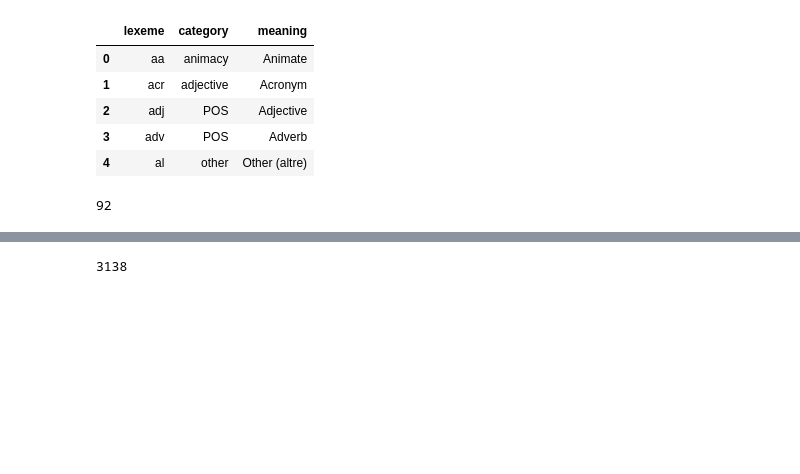
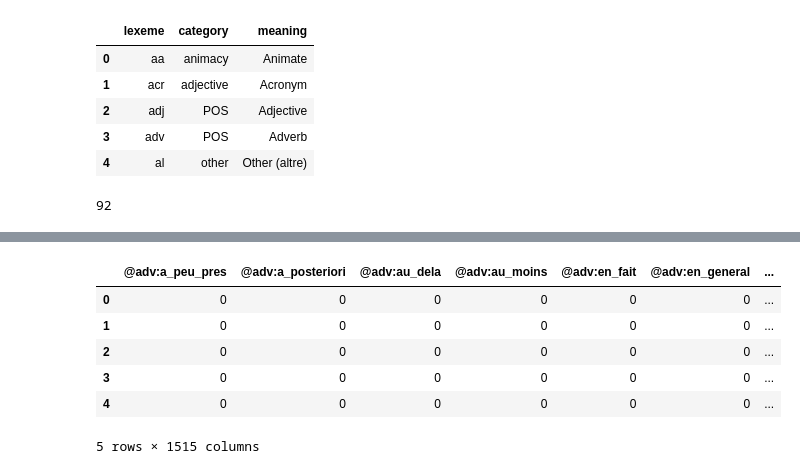
Before and after one commit to project-palooza/spaced_repetition, a Jupyter notebook: v0.ipynb, the cells around one changed output, grey strips where cells are left out. Saved outputs shown, nothing was run; the diff lists cells and outputs as text; code cells hidden in the pictures; blank space fills up the shorter version.

```diff
--- a/v0.ipynb
+++ b/v0.ipynb
@@ -167,8 +153,14 @@ vectorized_words = vectorizer.fit_transform(words)
-# %%
-len(vectorizer.get_feature_names_out())
-# %% [output]
-3138
 # %%
 # no longer optimizing this for now,
 # i want to talk about specifying the model
 # we'll return to this
+
+vectorized_df.head()
+# %% [output]
+|  | @adv:a_peu_pres | @adv:a_posteriori | @adv:au_dela | @adv:au_moins | @adv:en_fait | @adv:en_general | ... |
+| 0 | 0 | 0 | 0 | 0 | 0 | 0 | ... |
+| 1 | 0 | 0 | 0 | 0 | 0 | 0 | ... |
+| 2 | 0 | 0 | 0 | 0 | 0 | 0 | ... |
+| 3 | 0 | 0 | 0 | 0 | 0 | 0 | ... |
+| 4 | 0 | 0 | 0 | 0 | 0 | 0 | ... |
+5 rows × 1515 columns
```
Also changed, not shown: parts of 21 cells of this notebook, 1 other file.
